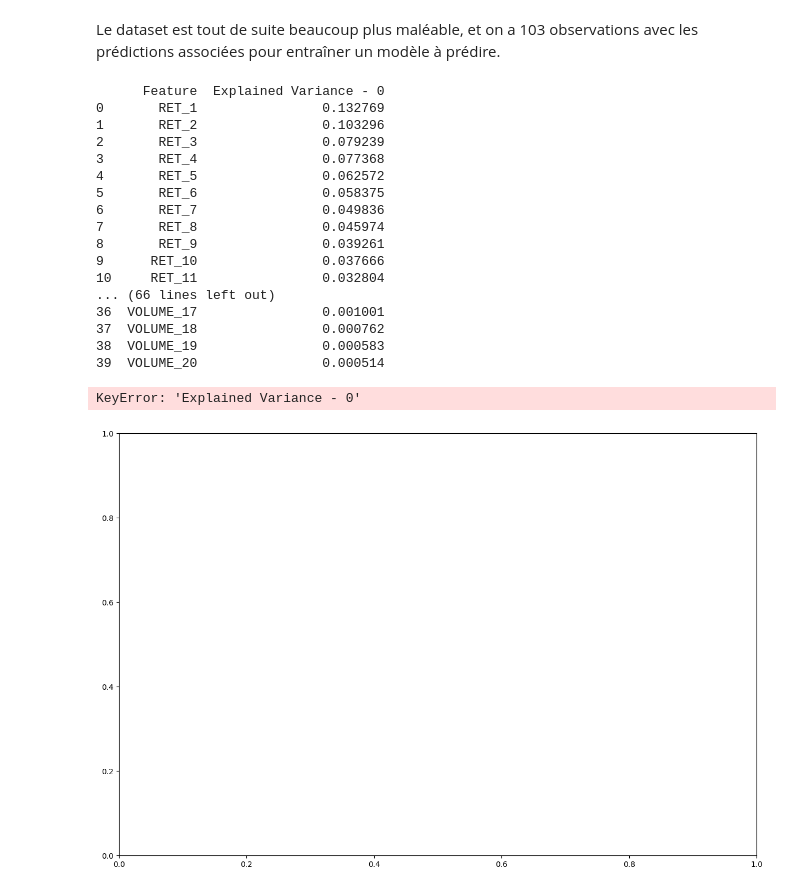
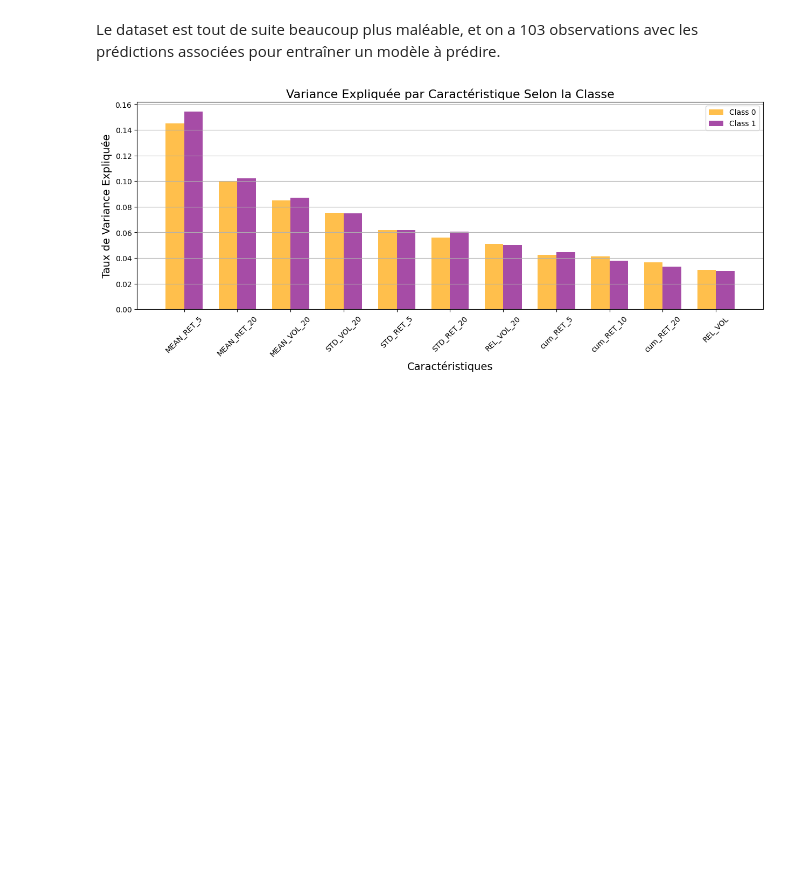
Before and after one commit to NailKhelifa/Stock_prediction_QRT, a Jupyter notebook: Data_exploration.ipynb, the cells around one changed output. Cells and saved outputs as stored; diff of their text form; code cells hidden in the pictures; blank space fills up the shorter version.

```diff
--- a/Data_exploration.ipynb
+++ b/Data_exploration.ipynb
@@ -147,82 +151,44 @@ class_0_stock_1 = transformed_X_stock_1[transformed_X_stock_1['RET'] == 0]
 # %%
-# Création d'une figure et d'un axe pour le graphique
-fig, ax = plt.subplots(figsize=(15, 10))
-
 # Liste des caractéristiques à analyser
-features_list = X_stock_1.columns[:-1]
-
+features_list = ['MEAN_RET_5', 'MEAN_RET_20', 'MEAN_VOL_20', 'STD_VOL_20', 'STD_RET_5', 'STD_RET_20', 'REL_VOL_20', 'cum_RET_5', 'cum_RET_10', 'cum_RET_20', 'REL_VOL']
 
 # Normalisation des données
 scaler = StandardScaler()
 class_1_stock_1_scaled = scaler.fit_transform(class_1_stock_1)
 class_0_stock_1_scaled = scaler.fit_transform(class_0_stock_1)
 
-# Exécution de la SVD
-U_1, S_1, VT_1 = np.linalg.svd(class_1_stock_1_scaled, full_matrices=False)
-U_0, S_0, VT_0  = np.linalg.svd(class_0_stock_1_scaled, full_matrices=False)
+pca_class_0 = PCA(n_components=len(features_list))
+pca_class_1 = PCA(n_components=len(features_list))
 
-# Calcul de la variance expliquée
-explained_variance_1 = (S_1**2) / np.sum(S_1**2)
-explained_variance_0 = (S_0**2) / np.sum(S_0**2)
+class_0_reduced = pca_class_0.fit_transform(class_1_stock_1_scaled)
+class_1_reduced = pca_class_1.fit_transform(class_0_stock_1_scaled)
 
-# Création d'un DataFrame pour associer les caractéristiques avec leur variance expliquée
-explained_variance_df_menace = pd.DataFrame({
-    'Feature': features_list,
-    'Explained Variance - 1': explained_variance_1[:len(features_list)]
-})
+explained_variance_0 = pca_class_0.explained_variance_ratio_
+explained_variance_1 = pca_class_1.explained_variance_ratio_
 
-explained_variance_df_non_menace = pd.DataFrame({
-    'Feature': features_list,
-    'Explained Variance - 0': explained_variance_0[:len(features_list)]
-})
-
-# Tri des DataFrames par variance expliquée
-explained_variance_df_non_menace.sort_values(by='Explained Variance - 0', ascending=False, inplace=True)
-explained_variance_df_menace.sort_values(by='Explained Variance - 1', ascending=False, inplace=True)
-
-# Affichage des variances expliquées triées
-print(explained_variance_df_non_menace)
-print(explained_variance_df_menace)
+fig, ax = plt.subplots(figsize=(15, 5))
 
 # Position des barres pour chaque feature
 x = np.arange(len(features_list))
 width = 0.35  # Largeur des barres pour les mettre côte à côte
 
 # Barres pour la menace
-ax.bar(x - width/2, explained_variance_df_menace['Explained Variance - 0'],
-       width, color='orange', alpha=0.7, label='0')
+ax.bar(x - width/2, explained_variance_0,
+       width, color='orange', alpha=0.7, label='Class 0')
 
 # Barres pour la non-menace
-ax.bar(x + width/2, explained_variance_df_non_menace['Explained Variance - '],
-       width, color='purple', alpha=0.7, label='Non-Menace')
+ax.bar(x + width/2, explained_variance_1,
+       width, color='purple', alpha=0.7, label='Class 1')
 
 # Titre et labels du graphique
-ax.set_title('Variance Expliquée par Caractéristique Selon la Population', fontsize=16)
+ax.set_title('Variance Expliquée par Caractéristique Selon la Classe', fontsize=16)
 ax.set_xlabel('Caractéristiques', fontsize=14)
 ax.set_ylabel('Taux de Variance Expliquée', fontsize=14)
 ax.set_xticks(x)
 ax.set_xticklabels(features_list, rotation=45)  # Rotation des étiquettes de l'axe des x pour faciliter la lecture
 ax.grid(axis='y')  # Affichage de la grille sur l'axe des y
 ax.legend()  # Affichage de la légende
 
 plt.show()
 # %% [output]
-      Feature  Explained Variance - 0
-0       RET_1                0.132769
-1       RET_2                0.103296
-2       RET_3                0.079239
-3       RET_4                0.077368
-4       RET_5                0.062572
-5       RET_6                0.058375
-6       RET_7                0.049836
-7       RET_8                0.045974
-8       RET_9                0.039261
-9      RET_10                0.037666
-10     RET_11                0.032804
-... (66 lines left out)
-36  VOLUME_17                0.001001
-37  VOLUME_18                0.000762
-38  VOLUME_19                0.000583
-39  VOLUME_20                0.000514
-KeyError: 'Explained Variance - 0'
-[figure, old version]
+[figure, new version]
```
Also changed, not shown: parts of 5 cells of this notebook.
